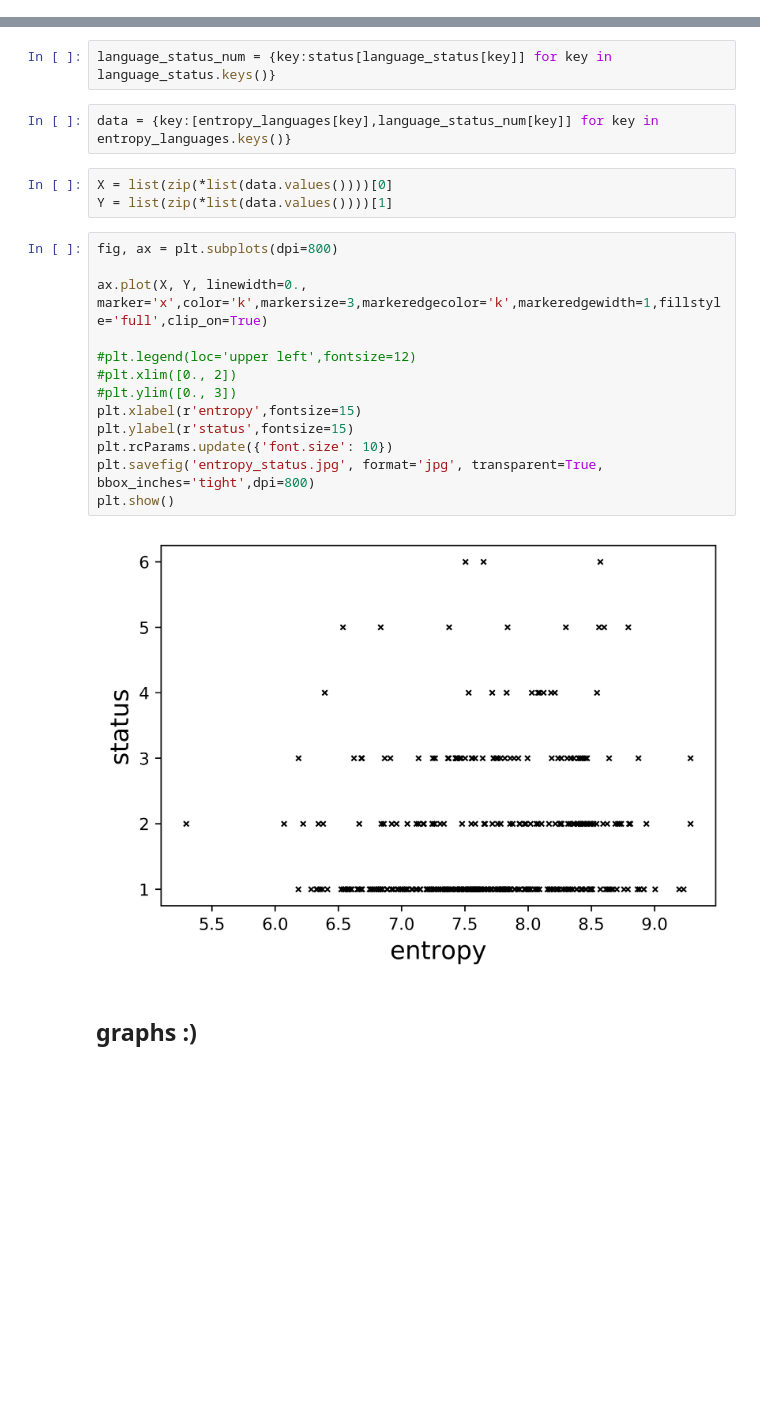
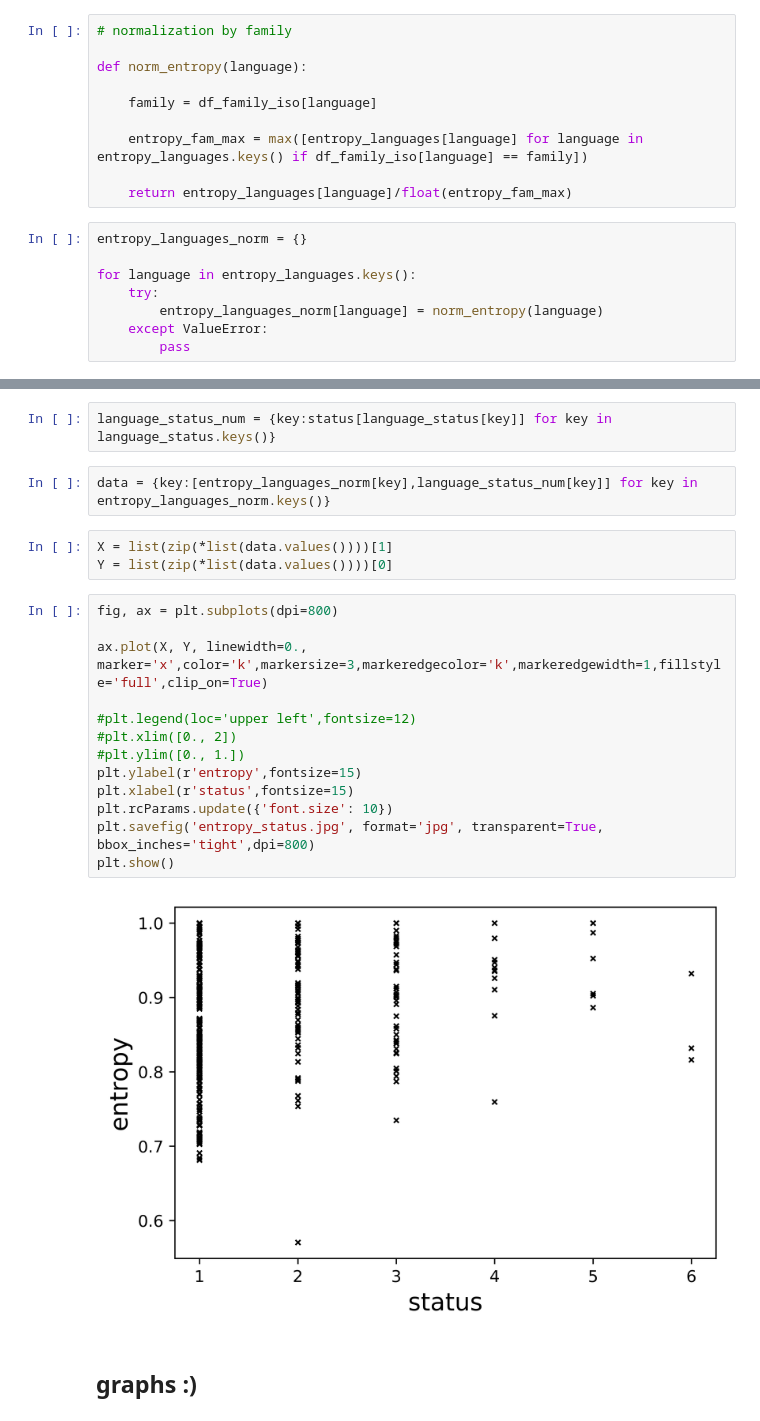
Before and after one commit to javiervz/laplacian-obsolescence, a Jupyter notebook: laplacian_obsolescence.ipynb, the cells around one changed output, grey strips where cells are left out. Saved outputs shown, nothing was run; the diff lists cells and outputs as text; blank space fills up the shorter version.

Commit message:
status versus complexity

```diff
--- a/laplacian_obsolescence.ipynb
+++ b/laplacian_obsolescence.ipynb
@@ -237,0 +222,18 @@ entropy_languages
+# %%
+# normalization by family
+
+def norm_entropy(language):
+
+    family = df_family_iso[language]
+
+    entropy_fam_max = max([entropy_languages[language] for language in entropy_languages.keys() if df_family_iso[language] == family])
+
+    return entropy_languages[language]/float(entropy_fam_max)
+# %%
+entropy_languages_norm = {}
+
+for language in entropy_languages.keys():
+    try:
+        entropy_languages_norm[language] = norm_entropy(language)
+    except ValueError:
+        pass
@@ -281,25 +285,25 @@ status
 # %%
 language_status_num = {key:status[language_status[key]] for key in language_status.keys()}
 # %%
-data = {key:[entropy_languages[key],language_status_num[key]] for key in entropy_languages.keys()}
+data = {key:[entropy_languages_norm[key],language_status_num[key]] for key in entropy_languages_norm.keys()}
 # %%
-X = list(zip(*list(data.values())))[0]
-Y = list(zip(*list(data.values())))[1]
+X = list(zip(*list(data.values())))[1]
+Y = list(zip(*list(data.values())))[0]
 # %%
 fig, ax = plt.subplots(dpi=800)
 
 ax.plot(X, Y, linewidth=0., marker='x',color='k',markersize=3,markeredgecolor='k',markeredgewidth=1,fillstyle='full',clip_on=True)
 
 #plt.legend(loc='upper left',fontsize=12)
 #plt.xlim([0., 2])
-#plt.ylim([0., 3])
-plt.xlabel(r'entropy',fontsize=15)
-plt.ylabel(r'status',fontsize=15)
+#plt.ylim([0., 1.])
+plt.ylabel(r'entropy',fontsize=15)
+plt.xlabel(r'status',fontsize=15)
 plt.rcParams.update({'font.size': 10})
 plt.savefig('entropy_status.jpg', format='jpg', transparent=True, bbox_inches='tight',dpi=800)
 plt.show()
 # %% [output]
-[figure, old version]
+[figure, new version]
 # %% [markdown]
 ## graphs :)
 # %%
```
Also changed, not shown: parts of 16 cells of this notebook, 4 other files.
